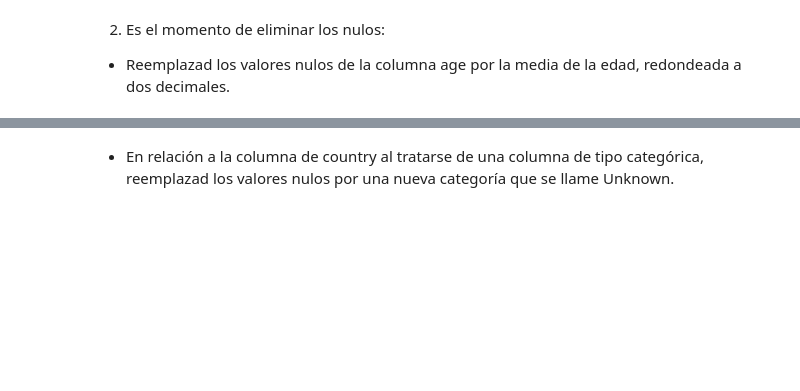
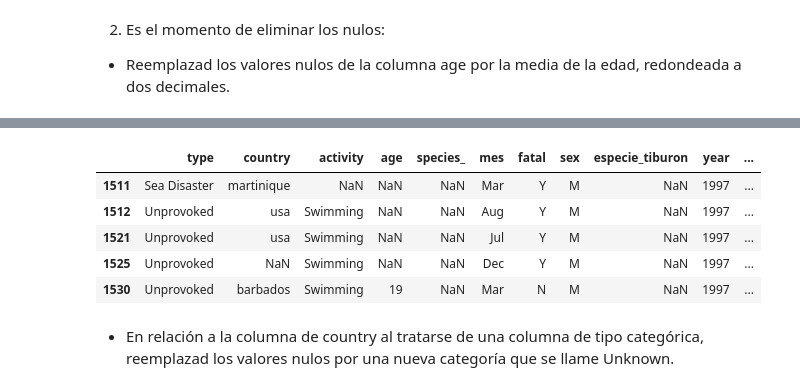
Before and after one commit to Adalab/DA-promo-c-modulo-2-sprint-2-Silvia-Pilar, a Jupyter notebook: Limpieza/Leccion-13-Limpieza-IV-Valores-Nulos/Limpieza-IV-Valores-Nulos.ipynb, the cells around one changed output, grey strips where cells are left out. Drawn from its saved outputs; the diff is of its cells as text; code cells hidden in the pictures; blank space fills up the shorter version.

```diff
--- a/Limpieza/Leccion-13-Limpieza-IV-Valores-Nulos/Limpieza-IV-Valores-Nulos.ipynb
+++ b/Limpieza/Leccion-13-Limpieza-IV-Valores-Nulos/Limpieza-IV-Valores-Nulos.ipynb
@@ -36,0 +39,2 @@ import pandas as pd
+# %%
+df = pd.read_csv("limpieza3.csv", index_col=0)
@@ -38,0 +67,2 @@ import pandas as pd
+# %%
+df.dropna(subset=["mes"], how = "any", inplace=True)
@@ -39,3 +85,5 @@ import pandas as pd
 # %% [markdown]
 2. Es el momento de eliminar los nulos:
 - Reemplazad los valores nulos de la columna age por la media de la edad, redondeada a dos decimales.
+# %%
+df["age_ok"].fillna(round(df["age_ok"].mean(),2), inplace=True)
@@ -42,2 +106,11 @@ import pandas as pd
+# %%
+df.tail()
+# %% [output]
+|  | type | country | activity | age | species_ | mes | fatal | sex | especie_tiburon | year | ... |
+| 1511 | Sea Disaster | martinique | NaN | NaN | NaN | Mar | Y | M | NaN | 1997 | ... |
+| 1512 | Unprovoked | usa | Swimming | NaN | NaN | Aug | Y | M | NaN | 1997 | ... |
+| 1521 | Unprovoked | usa | Swimming | NaN | NaN | Jul | Y | M | NaN | 1997 | ... |
+| 1525 | Unprovoked | NaN | Swimming | NaN | NaN | Dec | Y | M | NaN | 1997 | ... |
+| 1530 | Unprovoked | barbados | Swimming | 19 | NaN | Mar | N | M | NaN | 1997 | ... |
 # %% [markdown]
 - En relación a la columna de country al tratarse de una columna de tipo categórica, reemplazad los valores nulos por una nueva categoría que se llame Unknown.
```
Also changed, not shown: parts of 20 cells of this notebook.
